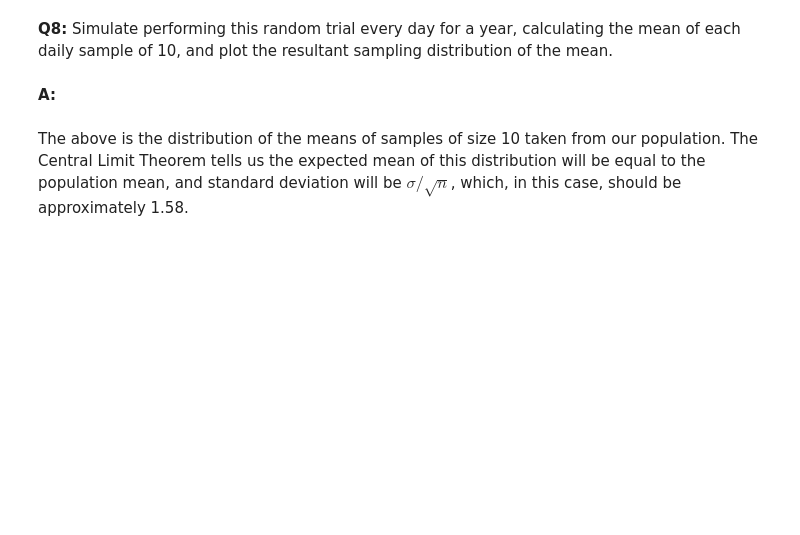
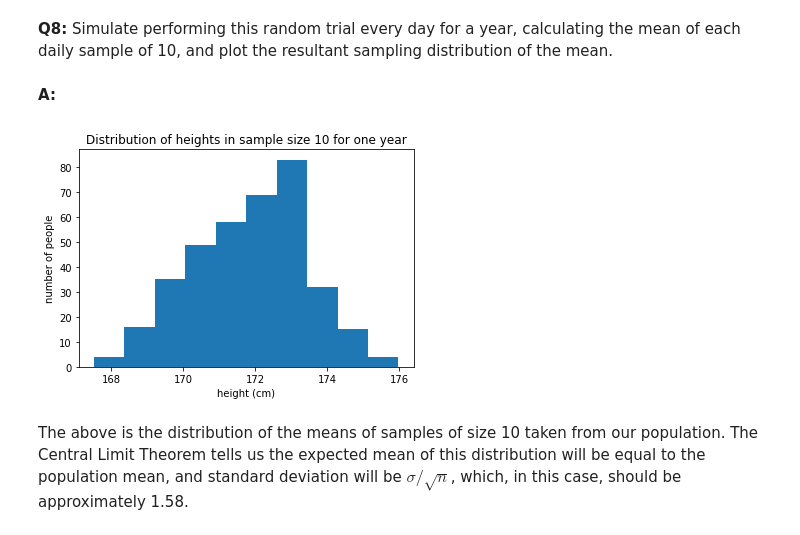
Before and after one commit to watchful-cluckets/springboard_dsci_career_track, a Jupyter notebook: unit_11_python_stats_eda/notebooks/frequentist_inference_case_study_part_a.ipynb, the cells around one changed output. Saved outputs shown, nothing was run; the diff lists cells and outputs as text; code cells hidden in the pictures; blank space fills up the shorter version.

```diff
--- a/unit_11_python_stats_eda/notebooks/frequentist_inference_case_study_part_a.ipynb
+++ b/unit_11_python_stats_eda/notebooks/frequentist_inference_case_study_part_a.ipynb
@@ -174,3 +197,13 @@ seed(47)
+# %%
+seed(47)
+sampling_means = [np.mean(townsfolk_sampler(10)) for _ in range(0,365)]
+# %%
+_ = plt.hist(sampling_means, bins=10)
+_ = plt.xlabel("height (cm)")
+_ = plt.ylabel("number of people")
+_ = plt.title("Distribution of heights in sample size 10 for one year")
+# %% [output]
+[figure, added]
 # %% [markdown]
 The above is the distribution of the means of samples of size 10 taken from our population. The Central Limit Theorem tells us the expected mean of this distribution will be equal to the population mean, and standard deviation will be $\sigma / \sqrt n$, which, in this case, should be approximately 1.58.
 # %% [markdown]
```
Also changed, not shown: parts of 32 cells of this notebook.
